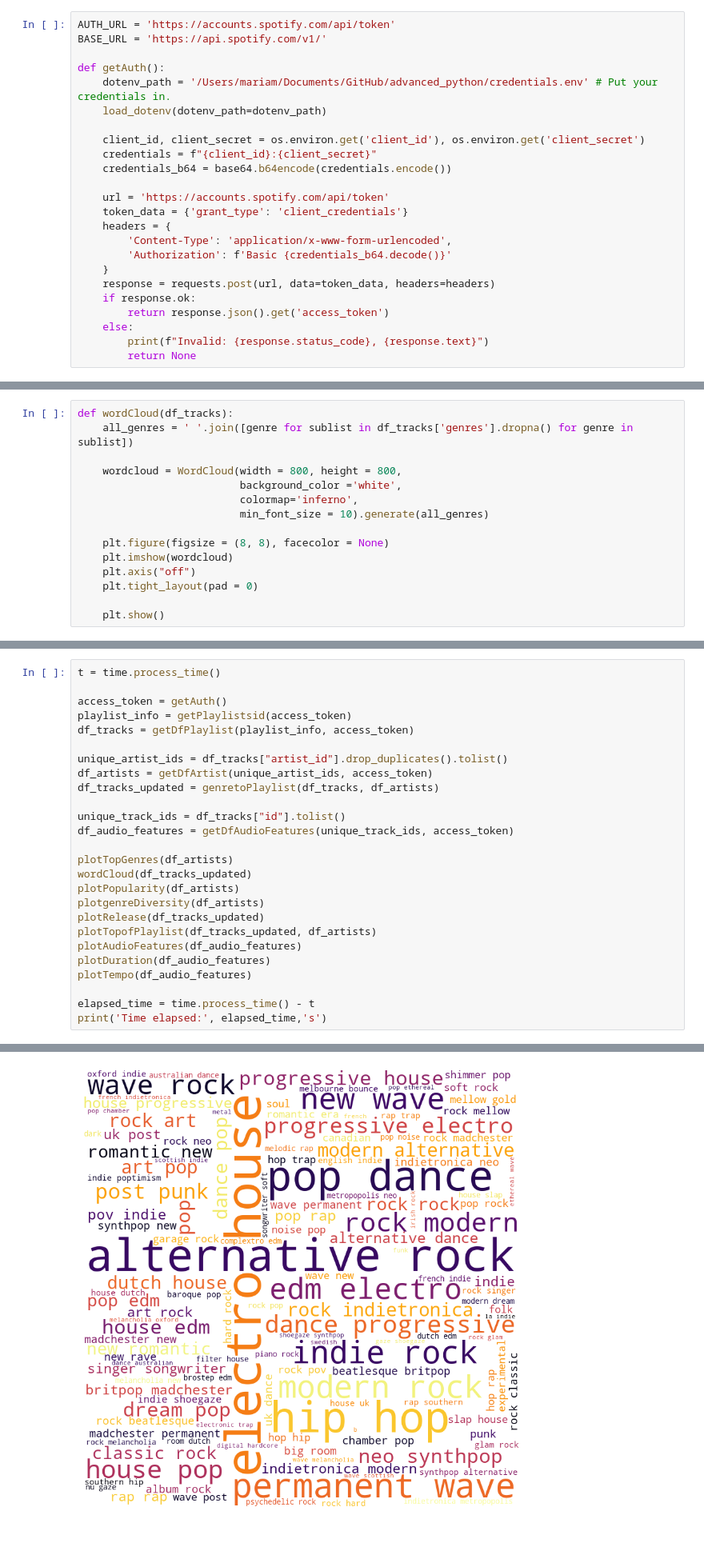
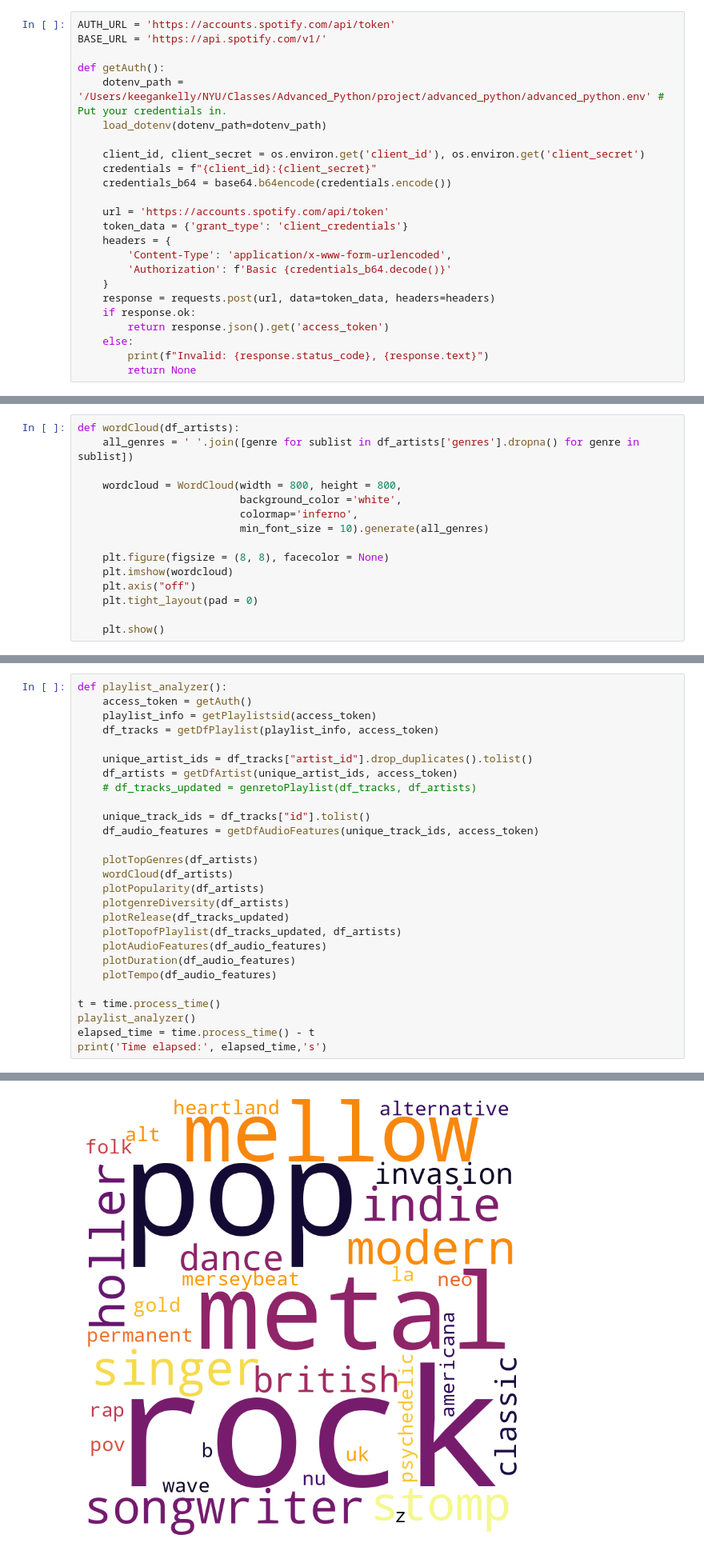
Before and after one commit to kmk9461/advanced_python, a Jupyter notebook: fetching_spotify_data_optimized_V2.ipynb, the cells around one changed output, grey strips where cells are left out. Shown at 80% size. Saved outputs shown, nothing was run; the diff lists cells and outputs as text.

Commit message:
updated wordcloud to use df_artists rather than df_tracks to align with cython program

```diff
--- a/fetching_spotify_data_optimized_V2.ipynb
+++ b/fetching_spotify_data_optimized_V2.ipynb
@@ -9,7 +18,7 @@ AUTH_URL = 'https://accounts.spotify.com/api/token'
 BASE_URL = 'https://api.spotify.com/v1/'
 
 def getAuth():
-    dotenv_path = '/Users/mariam/Documents/GitHub/advanced_python/credentials.env' # Put your credentials in.
+    dotenv_path = '/Users/keegankelly/NYU/Classes/Advanced_Python/project/advanced_python/advanced_python.env' # Put your credentials in.
     load_dotenv(dotenv_path=dotenv_path)
 
     client_id, client_secret = os.environ.get('client_id'), os.environ.get('client_secret')
@@ -217,8 +226,8 @@ def plotTopGenres(df_artists):
     output_notebook()
     show(p)
 # %%
-def wordCloud(df_tracks):
-    all_genres = ' '.join([genre for sublist in df_tracks['genres'].dropna() for genre in sublist])
+def wordCloud(df_artists):
+    all_genres = ' '.join([genre for sublist in df_artists['genres'].dropna() for genre in sublist])
 
     wordcloud = WordCloud(width = 800, height = 800,
                           background_color ='white',
@@ -375,34 +385,35 @@ def plotTempo(df_audio_features):
 # %% [markdown]
 # Testing
 # %%
+def playlist_analyzer():
+    access_token = getAuth()
+    playlist_info = getPlaylistsid(access_token)
+    df_tracks = getDfPlaylist(playlist_info, access_token)
+
+    unique_artist_ids = df_tracks["artist_id"].drop_duplicates().tolist()
+    df_artists = getDfArtist(unique_artist_ids, access_token)
+    # df_tracks_updated = genretoPlaylist(df_tracks, df_artists)
+
+    unique_track_ids = df_tracks["id"].tolist()
+    df_audio_features = getDfAudioFeatures(unique_track_ids, access_token)
+
+    plotTopGenres(df_artists)
+    wordCloud(df_artists)
+    plotPopularity(df_artists)
+    plotgenreDiversity(df_artists)
+    plotRelease(df_tracks_updated)
+    plotTopofPlaylist(df_tracks_updated, df_artists)
+    plotAudioFeatures(df_audio_features)
+    plotDuration(df_audio_features)
+    plotTempo(df_audio_features)
+
 t = time.process_time()
-
-access_token = getAuth()
-playlist_info = getPlaylistsid(access_token)
-df_tracks = getDfPlaylist(playlist_info, access_token)
-
-unique_artist_ids = df_tracks["artist_id"].drop_duplicates().tolist()
-df_artists = getDfArtist(unique_artist_ids, access_token)
-df_tracks_updated = genretoPlaylist(df_tracks, df_artists)
-
-unique_track_ids = df_tracks["id"].tolist()
-df_audio_features = getDfAudioFeatures(unique_track_ids, access_token)
-
-plotTopGenres(df_artists)
-wordCloud(df_tracks_updated)
-plotPopularity(df_artists)
-plotgenreDiversity(df_artists)
-plotRelease(df_tracks_updated)
-plotTopofPlaylist(df_tracks_updated, df_artists)
-plotAudioFeatures(df_audio_features)
-plotDuration(df_audio_features)
-plotTempo(df_audio_features)
-
+playlist_analyzer()
 elapsed_time = time.process_time() - t
 print('Time elapsed:', elapsed_time,'s')
 # %% [output]
 [interactive output not drawn]
 [interactive output not drawn]
 [interactive output not drawn]
 [interactive output not drawn]
-[figure, old version]
+[figure, new version]
```
Also changed, not shown: parts of 5 cells of this notebook.
